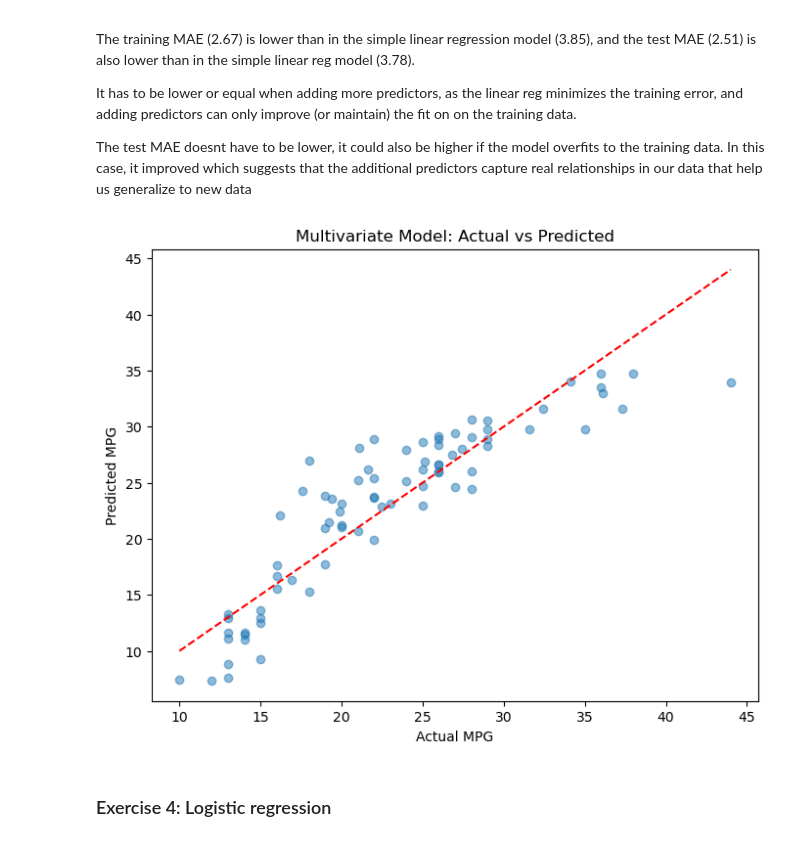
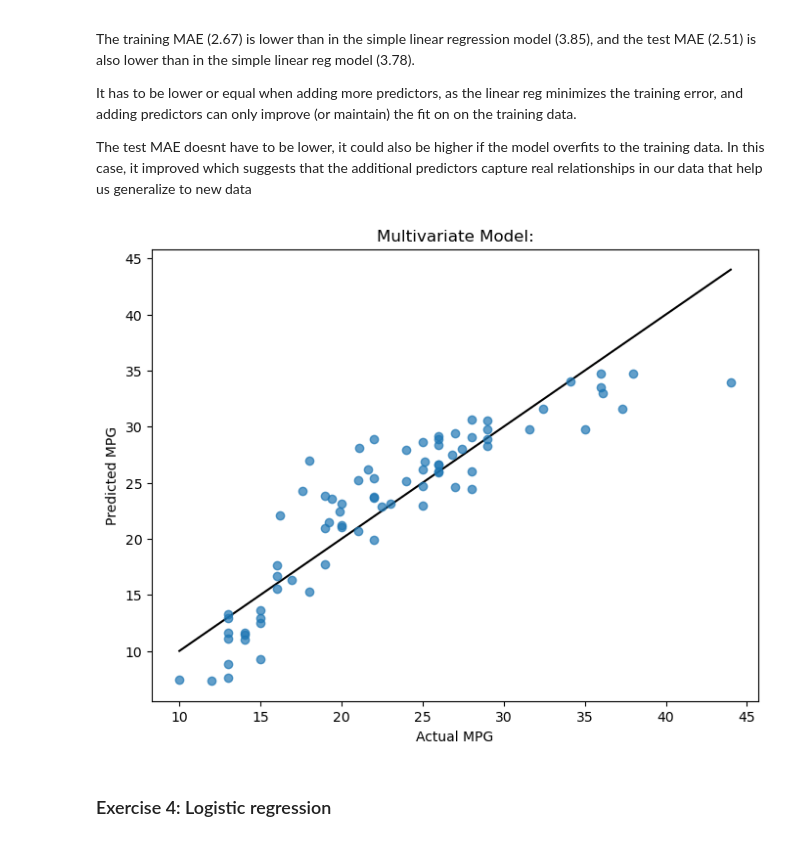
Before and after one commit to henrfo/PSY9511-Machine-learning-, a Jupyter notebook: assignment_2.ipynb, the cells around one changed output. Cells and saved outputs as stored; diff of their text form; code cells hidden in the pictures.

```diff
--- a/assignment_2.ipynb
+++ b/assignment_2.ipynb
@@ -163,14 +160,14 @@ The test MAE doesnt have to be lower, it could also be higher if the model overf
 # %%
 # Plot Multivariate Linear Regression for fun
 plt.figure(figsize=(8, 6))
-plt.scatter(y_test, predictions_test_multi, alpha=0.5)  # Use predictions_test_multi
-plt.plot([y_test.min(), y_test.max()], [y_test.min(), y_test.max()], 'r--')
+plt.scatter(y_test, predictions_test_multi, alpha=0.7, zorder=2)
+plt.plot([y_test.min(), y_test.max()], [y_test.min(), y_test.max()], 'black', zorder=1)
 plt.xlabel('Actual MPG')
 plt.ylabel('Predicted MPG')
-plt.title('Multivariate Model: Actual vs Predicted')
+plt.title('Multivariate Model:')
 plt.show()
 # %% [output]
-[figure, old version]
+[figure, new version]
 # %% [markdown]
 ### Exercise 4: Logistic regression
 # %% [markdown]
```
Also changed, not shown: parts of 3 cells of this notebook.
